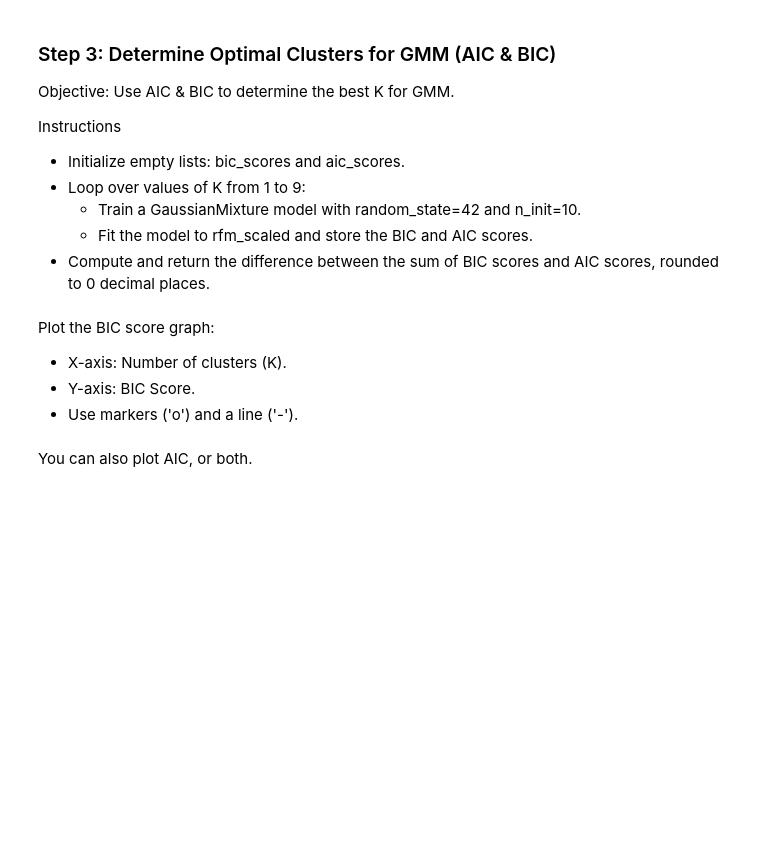
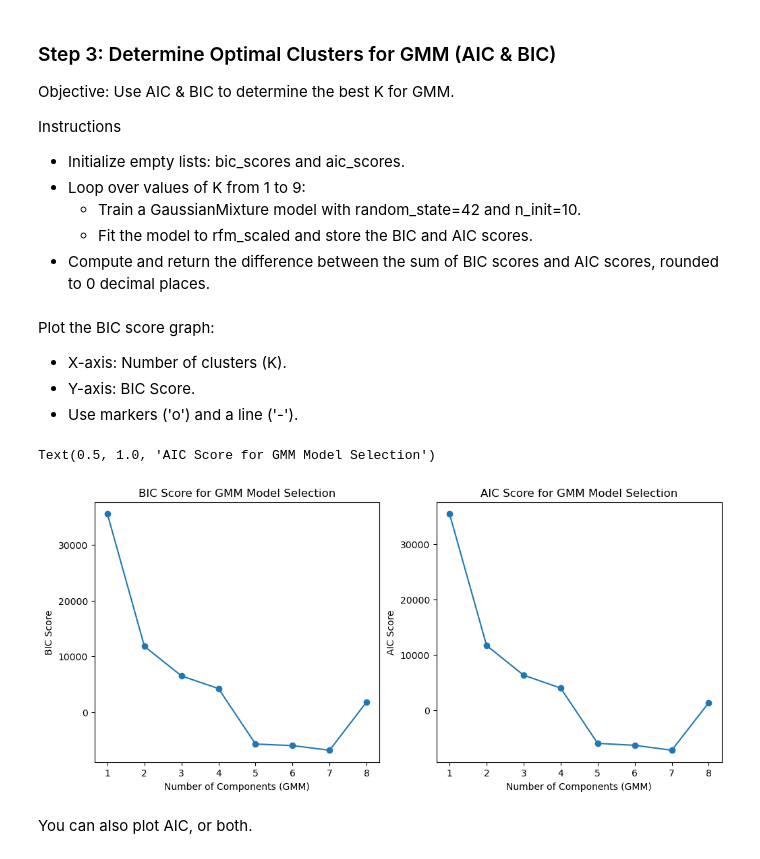
Before and after one commit to marhas109/ds08_all, a Jupyter notebook: mod7_CG_C08_M07.ipynb, the cells around one changed output. Cells and saved outputs as stored; diff of their text form; code cells hidden in the pictures; blank space fills up the shorter version.

```diff
--- a/mod7_CG_C08_M07.ipynb
+++ b/mod7_CG_C08_M07.ipynb
@@ -141,3 +153,19 @@ aic_scores = none
+# %%
+# CodeGrade step3
+
+bic_scores = []
+aic_scores = []
+
+# for loop
+k_values = range(1, 9)
+
+for k in k_values:
+    gmm = GaussianMixture(n_components=k, random_state=42, n_init=10)
+    gmm.fit(rfm_scaled)
+    bic_scores.append(gmm.bic(rfm_scaled))
+    aic_scores.append(gmm.aic(rfm_scaled))
+
+# Compute and return
 # %% [markdown]
 Plot the BIC score graph:
 * X-axis: Number of clusters (K).
@@ -154,3 +174,22 @@ plt.show()
+# %%
+# Plot BIC and AIC for GMM
+
+fig, axes = plt.subplots(1, 2, figsize=(12, 5))
+
+# BIC
+axes[0].plot(k_values, bic_scores, marker='o')
+axes[0].set_xlabel("Number of Components (GMM)")
+axes[0].set_ylabel("BIC Score")
+axes[0].set_title("BIC Score for GMM Model Selection")
+
+# AIC
+axes[1].plot(k_values, aic_scores, marker='o')
+axes[1].set_xlabel("Number of Components (GMM)")
+axes[1].set_ylabel("AIC Score")
+axes[1].set_title("AIC Score for GMM Model Selection")
+# %% [output]
+Text(0.5, 1.0, 'AIC Score for GMM Model Selection')
+[figure, added]
 # %% [markdown]
 You can also plot AIC, or both.
 # %% [markdown]
```
Also changed, not shown: parts of 10 cells of this notebook.
